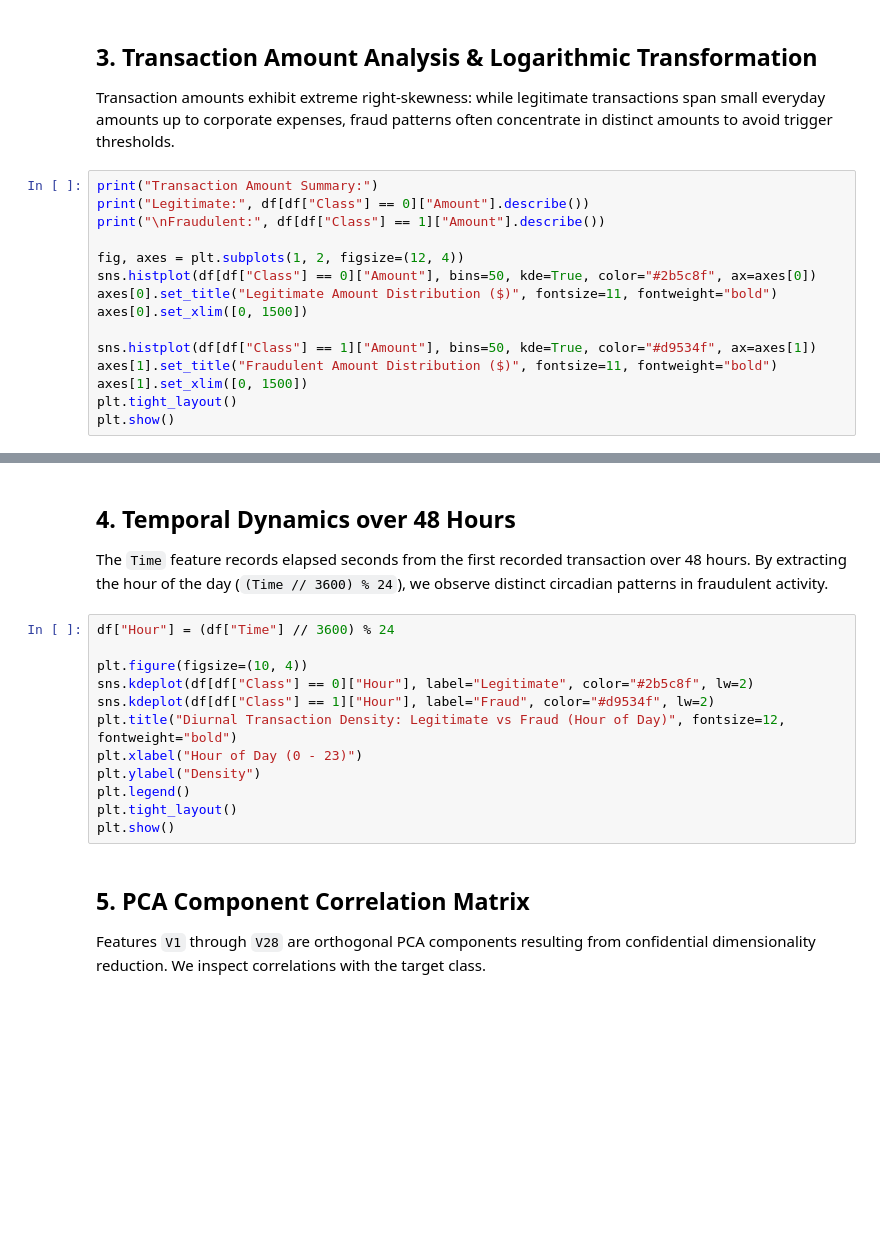
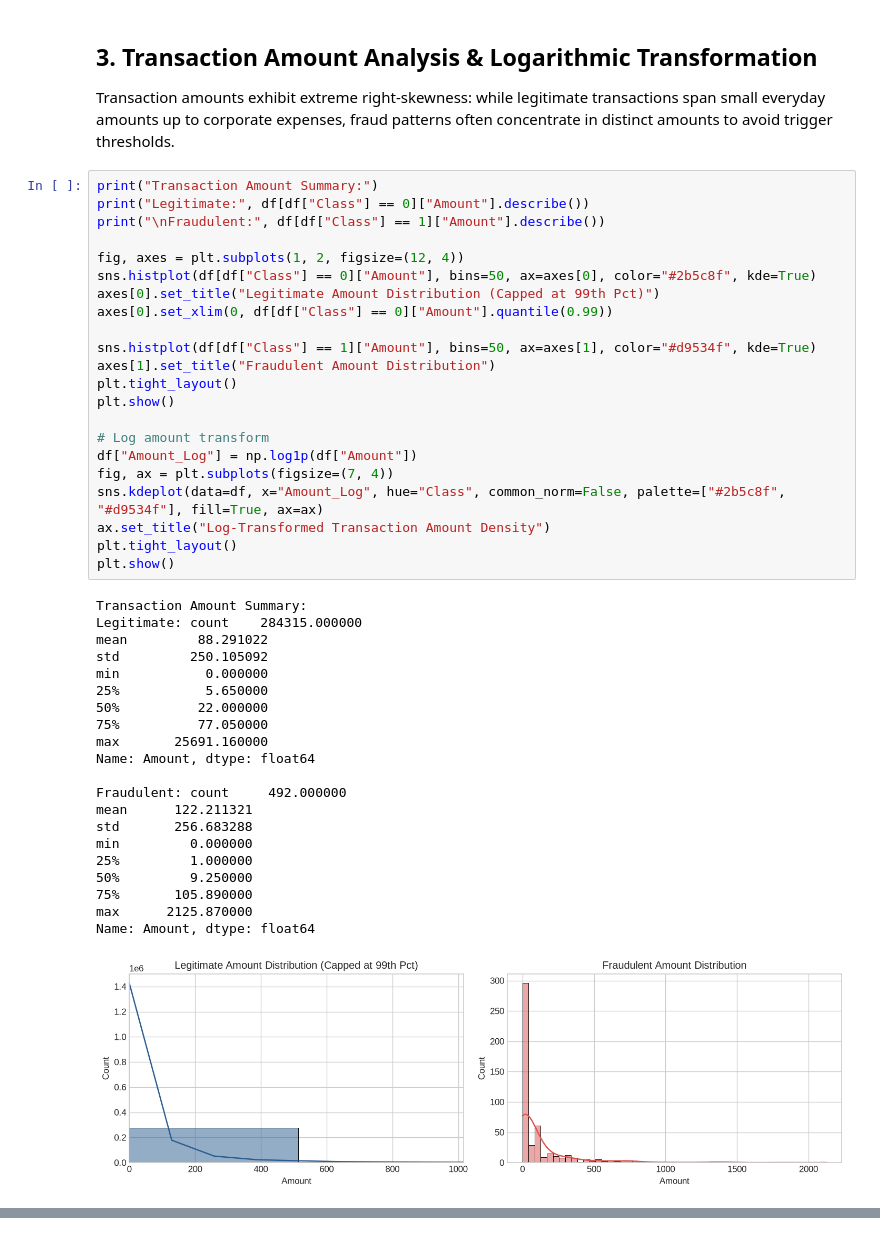
Before and after one commit to Sonu0305/XAI-System-in-Banking-AI-Anomaly-Driven-Credit-Card-Fraud-Detection-and-Interpretation, a Jupyter notebook: notebooks/01_eda.ipynb, the cells around one changed output, grey strips where cells are left out. Saved outputs shown, nothing was run; the diff lists cells and outputs as text; blank space fills up the shorter version.

```diff
--- a/notebooks/01_eda.ipynb
+++ b/notebooks/01_eda.ipynb
@@ -59,15 +76,44 @@ Transaction amounts exhibit extreme right-skewness: while legitimate transaction
 # %%
 print("Transaction Amount Summary:")
 print("Legitimate:", df[df["Class"] == 0]["Amount"].describe())
 print("\nFraudulent:", df[df["Class"] == 1]["Amount"].describe())
 
 fig, axes = plt.subplots(1, 2, figsize=(12, 4))
-sns.histplot(df[df["Class"] == 0]["Amount"], bins=50, kde=True, color="#2b5c8f", ax=axes[0])
-axes[0].set_title("Legitimate Amount Distribution ($)", fontsize=11, fontweight="bold")
-axes[0].set_xlim([0, 1500])
+sns.histplot(df[df["Class"] == 0]["Amount"], bins=50, ax=axes[0], color="#2b5c8f", kde=True)
+axes[0].set_title("Legitimate Amount Distribution (Capped at 99th Pct)")
+axes[0].set_xlim(0, df[df["Class"] == 0]["Amount"].quantile(0.99))
 
-sns.histplot(df[df["Class"] == 1]["Amount"], bins=50, kde=True, color="#d9534f", ax=axes[1])
-axes[1].set_title("Fraudulent Amount Distribution ($)", fontsize=11, fontweight="bold")
-axes[1].set_xlim([0, 1500])
+sns.histplot(df[df["Class"] == 1]["Amount"], bins=50, ax=axes[1], color="#d9534f", kde=True)
+axes[1].set_title("Fraudulent Amount Distribution")
 plt.tight_layout()
 plt.show()
+
+# Log amount transform
+df["Amount_Log"] = np.log1p(df["Amount"])
+fig, ax = plt.subplots(figsize=(7, 4))
+sns.kdeplot(data=df, x="Amount_Log", hue="Class", common_norm=False, palette=["#2b5c8f", "#d9534f"], fill=True, ax=ax)
+ax.set_title("Log-Transformed Transaction Amount Density")
+plt.tight_layout()
+plt.show()
+# %% [output]
+Transaction Amount Summary:
+Legitimate: count    284315.000000
+mean         88.291022
+std         250.105092
+min           0.000000
+25%           5.650000
+50%          22.000000
+75%          77.050000
+max       25691.160000
+Name: Amount, dtype: float64
+
+Fraudulent: count     492.000000
+mean      122.211321
+std       256.683288
+min         0.000000
+25%         1.000000
+50%         9.250000
+75%       105.890000
+max      2125.870000
+Name: Amount, dtype: float64
+[figure, added]
@@ -74,18 +120,0 @@ plt.show()
-# %% [markdown]
-## 4. Temporal Dynamics over 48 Hours
-The `Time` feature records elapsed seconds from the first recorded transaction over 48 hours. By extracting the hour of the day (`(Time // 3600) % 24`), we observe distinct circadian patterns in fraudulent activity.
-# %%
-df["Hour"] = (df["Time"] // 3600) % 24
-
-plt.figure(figsize=(10, 4))
-sns.kdeplot(df[df["Class"] == 0]["Hour"], label="Legitimate", color="#2b5c8f", lw=2)
-sns.kdeplot(df[df["Class"] == 1]["Hour"], label="Fraud", color="#d9534f", lw=2)
-plt.title("Diurnal Transaction Density: Legitimate vs Fraud (Hour of Day)", fontsize=12, fontweight="bold")
-plt.xlabel("Hour of Day (0 - 23)")
-plt.ylabel("Density")
-plt.legend()
-plt.tight_layout()
-plt.show()
-# %% [markdown]
-## 5. PCA Component Correlation Matrix
-Features `V1` through `V28` are orthogonal PCA components resulting from confidential dimensionality reduction. We inspect correlations with the target class.
```
Also changed, not shown: parts of 9 cells of this notebook, 18 other files.
